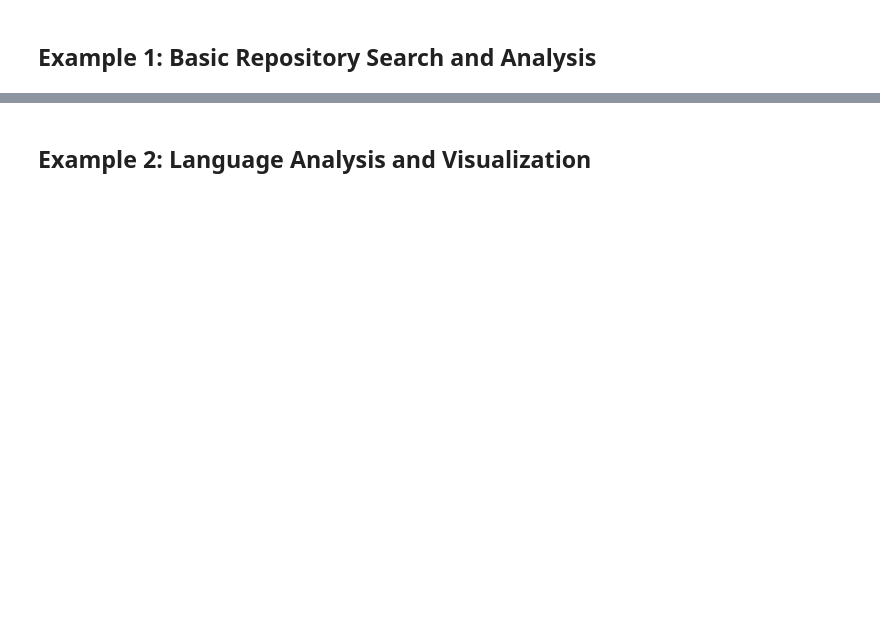
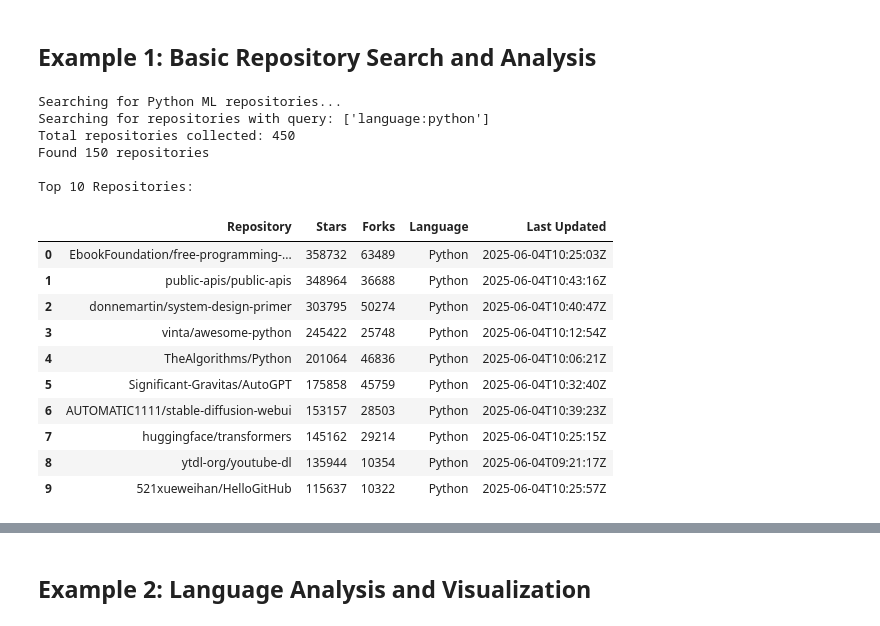
Before and after one commit to ChristianAbele02/GitHub-Repository-Analyzer, a Jupyter notebook: demo/interactive-demo.ipynb, the cells around one changed output, grey strips where cells are left out. Saved outputs shown, nothing was run; the diff lists cells and outputs as text; code cells hidden in the pictures; blank space fills up the shorter version.

```diff
--- a/demo/interactive-demo.ipynb
+++ b/demo/interactive-demo.ipynb
@@ -42,35 +51,50 @@ else:
 # %% [markdown]
 ## Example 1: Basic Repository Search and Analysis
 # %%
-from IPython.display import display
+import pandas as pd
+# Build query
+query = ['language:python']
+# Execute search
+print("Searching for Python ML repositories...")
+repositories = analyzer.search_repositories(
+    query=query,
+    max_repos=150
+)
+# Process results
+print(f"Found {len(repositories)} repositories")
+if repositories:
+    top_repos = sorted(repositories,
+                      key=lambda x: x['stars'],
+                      reverse=True)[:10]
 
-# Search for Python machine learning repositories
-print("Searching for Python ML repositories...")
-
-repositories = analyzer.search_repositories(
-    query="language:python topic:machine-learning",
-    max_repos=150,
-    time_window="last 6 months"
-)
-
-print(f"Found {len(repositories)} repositories")
-
-# Display top repositories
-if repositories:
-    top_repos = sorted(repositories, key=lambda x: x['stars'], reverse=True)[:10]
-
-    df_top = pd.DataFrame([
-        {
-            'Repository': repo['full_name'],
-            'Stars': repo['stars'],
-            'Forks': repo['forks'],
-            'Language': repo.get('language', 'Unknown')
-        }
-        for repo in top_repos
-    ])
+    df_top = pd.DataFrame([{
+        'Repository': repo['full_name'],
+        'Stars': repo['stars'],
+        'Forks': repo['forks'],
+        'Language': repo.get('language', 'Unknown'),
+        'Last Updated': repo['updated_at']
+    } for repo in top_repos])
 
     print("\nTop 10 Repositories:")
     display(df_top)
+# %% [output]
+Searching for Python ML repositories...
+Searching for repositories with query: ['language:python']
+Total repositories collected: 450
+Found 150 repositories
+
+Top 10 Repositories:
+|  | Repository | Stars | Forks | Language | Last Updated |
+| 0 | EbookFoundation/free-programming-... | 358732 | 63489 | Python | 2025-06-04T10:25:03Z |
+| 1 | public-apis/public-apis | 348964 | 36688 | Python | 2025-06-04T10:43:16Z |
+| 2 | donnemartin/system-design-primer | 303795 | 50274 | Python | 2025-06-04T10:40:47Z |
+| 3 | vinta/awesome-python | 245422 | 25748 | Python | 2025-06-04T10:12:54Z |
+| 4 | TheAlgorithms/Python | 201064 | 46836 | Python | 2025-06-04T10:06:21Z |
+| 5 | Significant-Gravitas/AutoGPT | 175858 | 45759 | Python | 2025-06-04T10:32:40Z |
+| 6 | AUTOMATIC1111/stable-diffusion-webui | 153157 | 28503 | Python | 2025-06-04T10:39:23Z |
+| 7 | huggingface/transformers | 145162 | 29214 | Python | 2025-06-04T10:25:15Z |
+| 8 | ytdl-org/youtube-dl | 135944 | 10354 | Python | 2025-06-04T09:21:17Z |
+| 9 | 521xueweihan/HelloGitHub | 115637 | 10322 | Python | 2025-06-04T10:25:57Z |
 # %%
 # Perform comprehensive analysis
 print("Performing analysis...")
```
Also changed, not shown: parts of 9 cells of this notebook, 20 other files.
